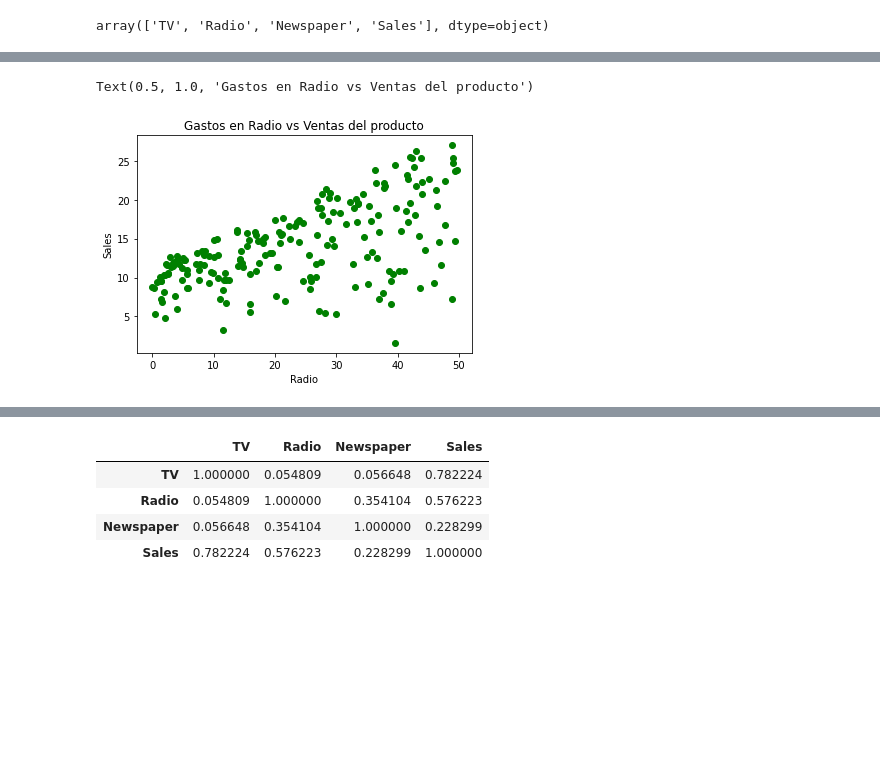
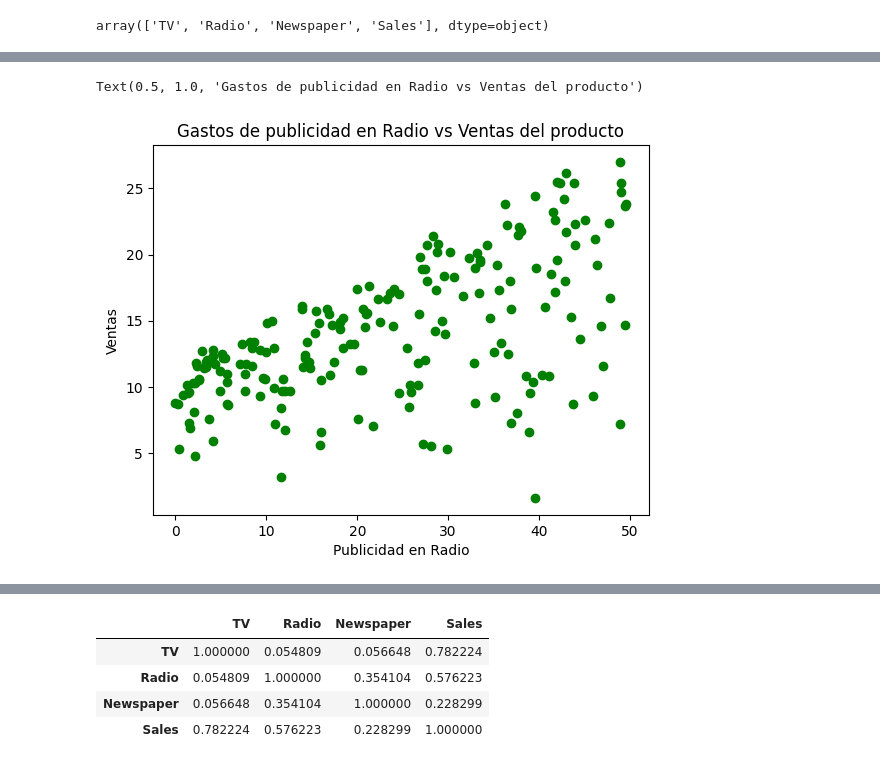
Before and after one commit to anakloss/data-science, a Jupyter notebook: 3. Estadística/T3 - 1 - Statistics - Correlación.ipynb, the cells around one changed output, grey strips where cells are left out. Cells and saved outputs as stored; diff of their text form; code cells hidden in the pictures; blank space fills up the shorter version.

```diff
--- a/3. Estadística/T3 - 1 - Statistics - Correlación.ipynb
+++ b/3. Estadística/T3 - 1 - Statistics - Correlación.ipynb
@@ -100,5 +120,6 @@ corr_coef(data_ads, "TV", "Sales")
 # %%
-data_ads = pd.read_csv('python-ml-course-master/datasets/ads/Advertising.csv')
+# Calculos de correlacion utilizando la función creada
+data_ads = pd.read_csv('../python-ml-course-master/datasets/ads/Advertising.csv')
 # %%
 cols = data_ads.columns.values
 cols
@@ -136,10 +157,10 @@ Text(0.5, 1.0, 'Gastos en TV vs Ventas del producto')
 # %%
 plt.plot(data_ads["Radio"], data_ads["Sales"], "go")
-plt.xlabel("Radio")
-plt.ylabel("Sales")
-plt.title("Gastos en Radio vs Ventas del producto")
+plt.xlabel("Publicidad en Radio")
+plt.ylabel("Ventas")
+plt.title("Gastos de publicidad en Radio vs Ventas del producto")
 # %% [output]
-Text(0.5, 1.0, 'Gastos en Radio vs Ventas del producto')
+Text(0.5, 1.0, 'Gastos de publicidad en Radio vs Ventas del producto')
-[figure, old version]
+[figure, new version]
 # %%
 plt.plot(data_ads["Newspaper"], data_ads["Sales"], "bo")
```
Also changed, not shown: parts of 18 cells of this notebook.
